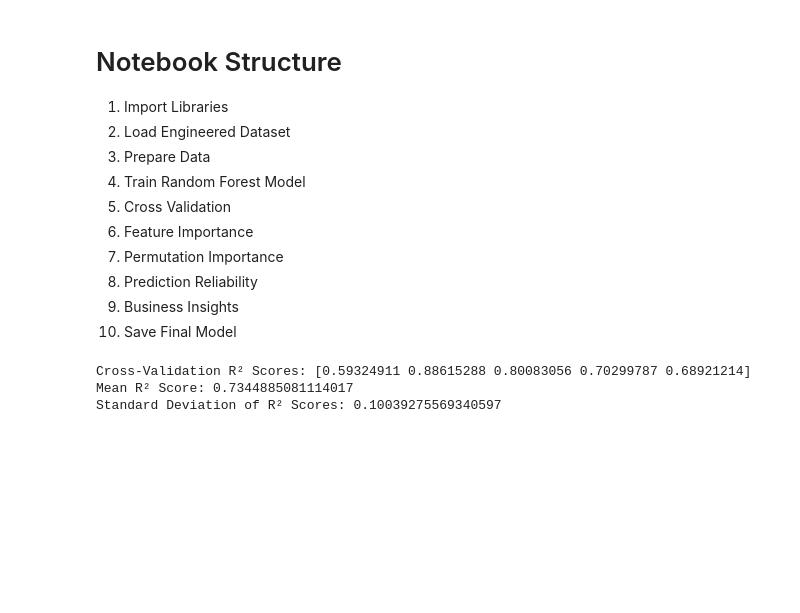
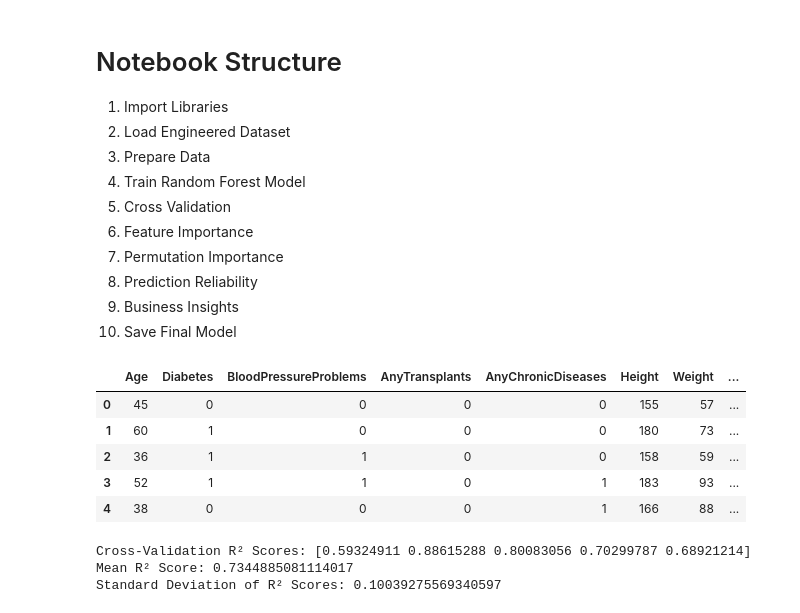
Before and after one commit to saravanabst/insurance-cost-prediction, a Jupyter notebook: notebooks/Model_Evaluation_Interpretability.ipynb, the cells around one changed output. Cells and saved outputs as stored; diff of their text form; code cells hidden in the pictures; blank space fills up the shorter version.

```diff
--- a/notebooks/Model_Evaluation_Interpretability.ipynb
+++ b/notebooks/Model_Evaluation_Interpretability.ipynb
@@ -28,6 +28,15 @@ warnings.filterwarnings("ignore")
 # %%
 # Load Dataset
 df = pd.read_csv("../output/insurance_with_bmi.csv")
+# %%
+df.head()
+# %% [output]
+|  | Age | Diabetes | BloodPressureProblems | AnyTransplants | AnyChronicDiseases | Height | Weight | ... |
+| 0 | 45 | 0 | 0 | 0 | 0 | 155 | 57 | ... |
+| 1 | 60 | 1 | 0 | 0 | 0 | 180 | 73 | ... |
+| 2 | 36 | 1 | 1 | 0 | 0 | 158 | 59 | ... |
+| 3 | 52 | 1 | 1 | 0 | 1 | 183 | 93 | ... |
+| 4 | 38 | 0 | 0 | 0 | 1 | 166 | 88 | ... |
 # %%
 # Prepare Data
 X = df.drop("PremiumPrice", axis=1)
```
Also changed, not shown: 1 other file.
